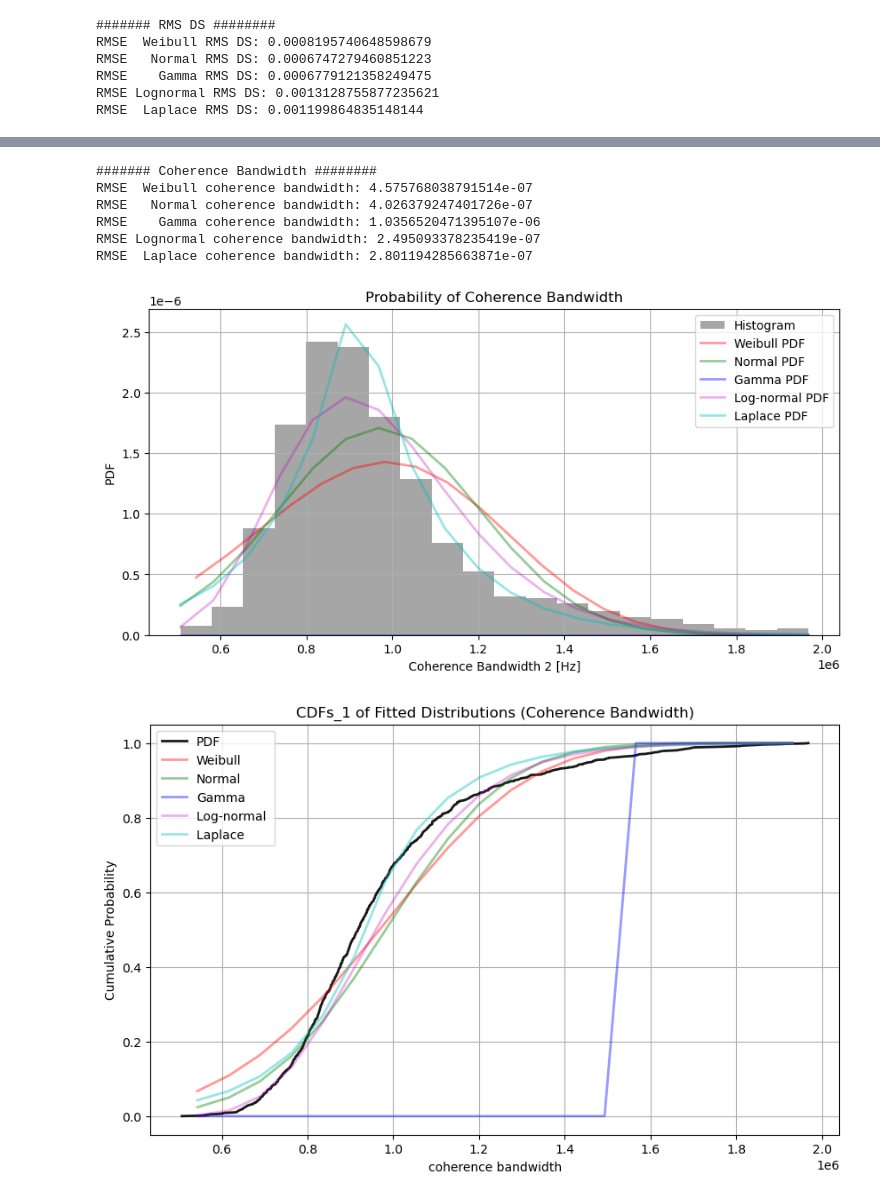
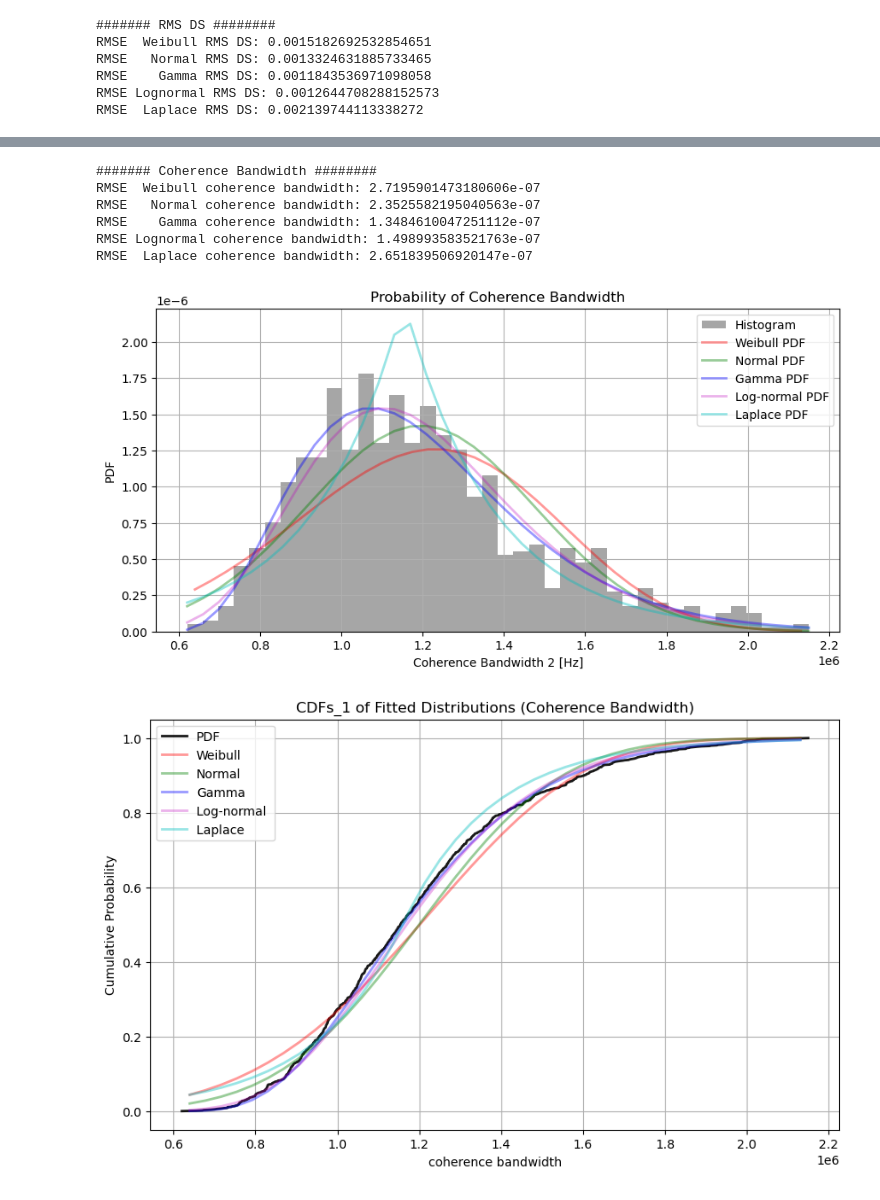
Before and after one commit to ElsaWang1014/SEW, a Jupyter notebook: distributiong.ipynb, the cells around one changed output, grey strips where cells are left out. Saved outputs shown, nothing was run; the diff lists cells and outputs as text; code cells hidden in the pictures.

```diff
--- a/distributiong.ipynb
+++ b/distributiong.ipynb
@@ -21,7 +21,7 @@ num_milliseconds = DelaySpread_und_RMS.num_milliseconds
 num_delays = DelaySpread_und_RMS.num_delays
 number_1 = DelaySpread_und_RMS.number_1
 number_2 = DelaySpread_und_RMS.number_2
-with open('all_peaks_for_every_1.pkl', 'rb') as f:
+with open('all_peaks_for_every_24.pkl', 'rb') as f:
     peaks = pickle.load(f)
 #print(f"All peaks: {peaks}")
 num_peaks_ms = []
@@ -91,7 +91,7 @@ def calculate_rmse(hist, val):
     rmse = np.sqrt(mean_squared_error(hist, val))
     return rmse
 
-def CDF (val,num_bin):
+'''def CDF (val,num_bin):
     res_freq = stats.relfreq(val,numbins = num_bin)
     pdf_value = res_freq.frequency
     cdf_data = np.cumsum(pdf_value)
@@ -99,7 +99,7 @@ def CDF (val,num_bin):
 
 
     return  cdf_data
-
+'''
 def CDF_1 (val):
     val_sorted = np.sort(val)
     p = 1.*np.arange(len(val_sorted))/(len(val_sorted)-1)
@@ -109,7 +109,7 @@ def CDF_1 (val):
 
 ################ peak APDP   ###############################################################################
 
-num_bin = 17
+num_bin = 15
 num_MPC = [len(peaks) for peaks in peaks]
 
 plt.figure(figsize=(10, 6))
@@ -123,8 +123,6 @@ lognorm_pdf, x_vals_ln,cdf_lognormal = log(num_MPC,num_bin)
 laplace_pdf, x_vals_lp,cdf_laplace = laplace_function(num_MPC,num_bin)
 
 bin_centers = 0.5 * (bins[1:] + bins[:-1])
-
-#Error calculation
 
 #RMSE
 rmse_weibull = calculate_rmse(hist_vals, weibull_pdf)
@@ -151,13 +149,15 @@ plt.xlabel('MPC_APDP')
 plt.ylabel('PDF')
 plt.legend()
 plt.grid(True)
+plt.show()
 
+#Error calculation
 
 
 #CDF
 sorted,p_h = CDF_1(num_MPC)
 plt.figure(figsize=(10, 6))
-plt.scatter(sorted,p_h, color='k', s=5, alpha=0.7, label='PDF')
+plt.scatter(sorted,p_h, color='k', lw=2, alpha=0.9, s=5, label='PDF')
 plt.plot(bin_centers,cdf_weibull, 'r-', lw=2, alpha=0.4, label='Weibull')
 plt.plot(bin_centers,cdf_normal, 'g-', lw=2, alpha=0.4, label='Normal')
 plt.plot(bin_centers,cdf_gamma, 'b-', lw=2, alpha=0.4, label='Gamma')
@@ -168,7 +168,7 @@ plt.xlabel('Number of Multipath')
 plt.ylabel('Cumulative Probability')
 plt.legend()
 plt.grid(True)
-
+plt.show()
 
 '''plt.figure(figsize=(10, 6))
 cdf_0 = CDF(num_MPC,num_bin)
@@ -187,7 +187,7 @@ plt.grid(True)'''
 plt.show()
 
 ################ rms DS Frank   ###############################################################################
-num_bin_1 = 20
+num_bin_1 = 40
 RMS_DS_2 = RMS_DS_2*1e9
 RMS_DS_2 = np.array([RMS_DS_2]).flatten()
 #print (f'RMS DS :{RMS_DS_2}')
@@ -217,7 +217,6 @@ print(f'RMSE    Gamma RMS DS: {rmse_gamma_5}')
 print(f'RMSE Lognormal RMS DS: {rmse_lognormal_5}')
 print(f'RMSE  Laplace RMS DS: {rmse_laplace_5}')
 
-
 # Plot the fitting curves
 plt.plot(x_vals_wb_5, weibull_5, 'r-', lw=2, alpha=0.4, label='Weibull PDF')
 plt.plot(x_vals_n_5, normal_5, 'g-', lw=2, alpha=0.4, label='Normal PDF')
@@ -230,7 +229,7 @@ plt.xlabel('RMS DS [us]')
 plt.ylabel('PDF')
 plt.legend()
 plt.grid(True)
-
+plt.show()
 
 
 
@@ -248,7 +247,7 @@ plt.xlabel('RMS Delay Spread')
 plt.ylabel('Cumulative Probability')
 plt.legend()
 plt.grid(True)
-
+plt.show()
 
 '''plt.figure(figsize=(10, 6))
 cdf_50 = CDF(RMS_DS_2,num_bin_1)
@@ -295,7 +294,6 @@ print(f'RMSE    Gamma coherence bandwidth: {rmse_gamma_7}')
 print(f'RMSE Lognormal coherence bandwidth: {rmse_lognormal_7}')
 print(f'RMSE  Laplace coherence bandwidth: {rmse_laplace_7}')
 
-
     # Plot the fitting curves
 plt.plot(x_vals_wb_7, weibull_7, 'r-', lw=2, alpha=0.4, label='Weibull PDF')
 plt.plot(x_vals_n_7, normal_7, 'g-', lw=2, alpha=0.4, label='Normal PDF')
@@ -309,6 +307,7 @@ plt.xlabel('Coherence Bandwidth 2 [Hz]')
 plt.ylabel('PDF')
 plt.legend()
 plt.grid(True)
+plt.show()
 
 
 
@@ -326,7 +325,7 @@ plt.xlabel('coherence bandwidth')
 plt.ylabel('Cumulative Probability')
 plt.legend()
 plt.grid(True)
-
+plt.show()
 
 
 '''cdf_70 = CDF(Bc_2,num_bin_1)
@@ -342,8 +341,8 @@ plt.title('CDFs of Fitted Distributions (Coherence Bandwidth)')
 plt.xlabel('coherence bandwidth')
 plt.ylabel('Cumulative Probability')
 plt.legend()
-plt.grid(True)
-'''
+plt.grid(True)'''
+
 
 
 plt.show()
@@ -358,6 +357,6 @@ RMSE Lognormal MPC: 0.00955634741080571
 ####### RMS DS ########
-RMSE  Weibull RMS DS: 0.0008195740648598679
-RMSE   Normal RMS DS: 0.0006747279460851223
-RMSE    Gamma RMS DS: 0.0006779121358249475
-RMSE Lognormal RMS DS: 0.0013128755877235621
-RMSE  Laplace RMS DS: 0.001199864835148144
+RMSE  Weibull RMS DS: 0.0015182692532854651
+RMSE   Normal RMS DS: 0.0013324631885733465
+RMSE    Gamma RMS DS: 0.0011843536971098058
+RMSE Lognormal RMS DS: 0.0012644708288152573
+RMSE  Laplace RMS DS: 0.002139744113338272
@@ -366,8 +365,8 @@ RMSE  Laplace RMS DS: 0.001199864835148144
 ####### Coherence Bandwidth ########
-RMSE  Weibull coherence bandwidth: 4.575768038791514e-07
-RMSE   Normal coherence bandwidth: 4.026379247401726e-07
-RMSE    Gamma coherence bandwidth: 1.0356520471395107e-06
-RMSE Lognormal coherence bandwidth: 2.495093378235419e-07
-RMSE  Laplace coherence bandwidth: 2.801194285663871e-07
+RMSE  Weibull coherence bandwidth: 2.7195901473180606e-07
+RMSE   Normal coherence bandwidth: 2.3525582195040563e-07
+RMSE    Gamma coherence bandwidth: 1.3484610047251112e-07
+RMSE Lognormal coherence bandwidth: 1.498993583521763e-07
+RMSE  Laplace coherence bandwidth: 2.651839506920147e-07
-[figure, old version]
+[figure, new version]
-[figure, old version]
+[figure, new version]
```
Also changed, not shown: parts of 1 cell of this notebook, 26 other files.
